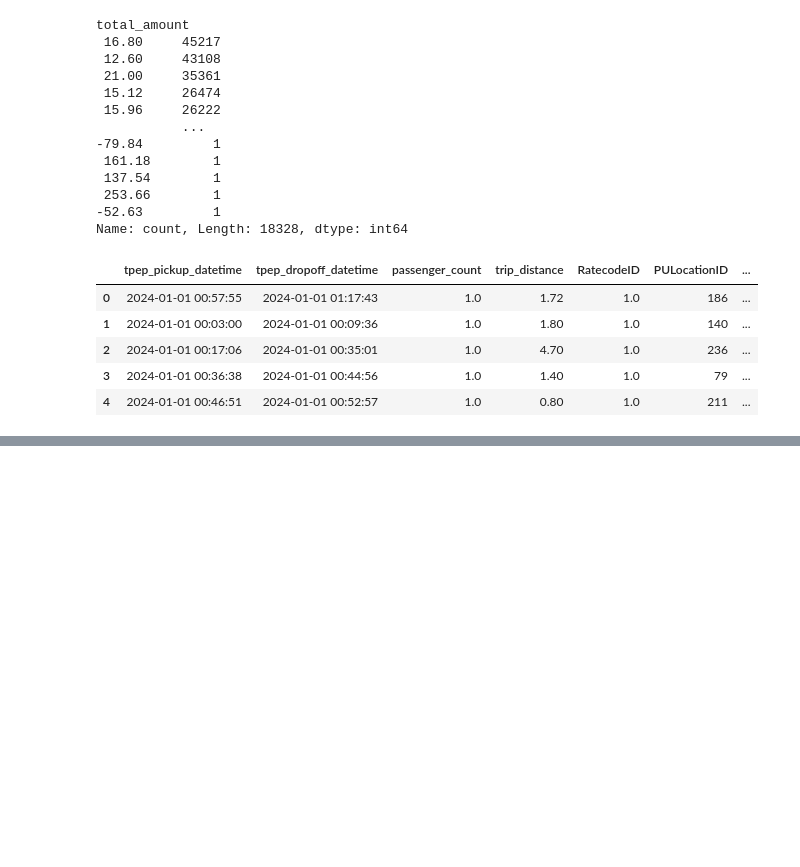
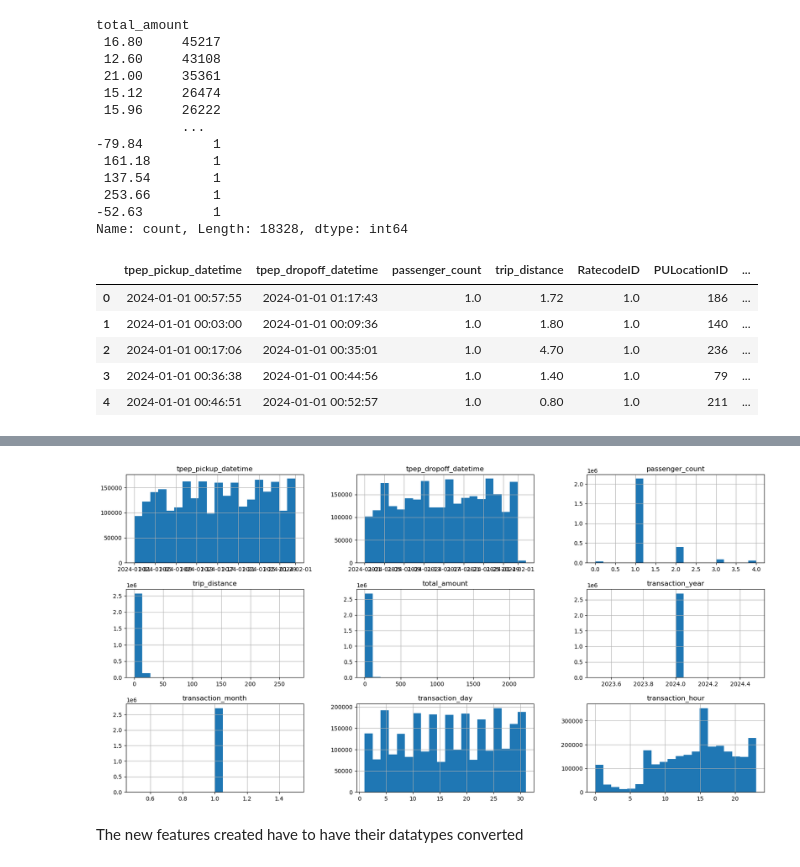
Before and after one commit to Tandoh3/New-York-Taxi-Analysis, a Jupyter notebook: Presentable Notebook.ipynb, the cells around one changed output, grey strips where cells are left out. Saved outputs shown, nothing was run; the diff lists cells and outputs as text; code cells hidden in the pictures; blank space fills up the shorter version.

```diff
--- a/Presentable Notebook.ipynb
+++ b/Presentable Notebook.ipynb
@@ -617,0 +703,10 @@ Name: count, Length: 15897, dtype: int64
+# %%
+taxi_data_prepared = taxi_data_prepared[taxi_data_prepared['transaction_year']==2024]
+taxi_data_prepared = taxi_data_prepared[taxi_data_prepared['transaction_month']==1]
+# %%
+taxi_data_prepared.hist(figsize=(20,10), bins=20)
+plt.show()
+# %% [output]
+[figure, added]
+# %% [markdown]
+The new features created have to have their datatypes converted
```
Also changed, not shown: parts of 75 cells of this notebook.
